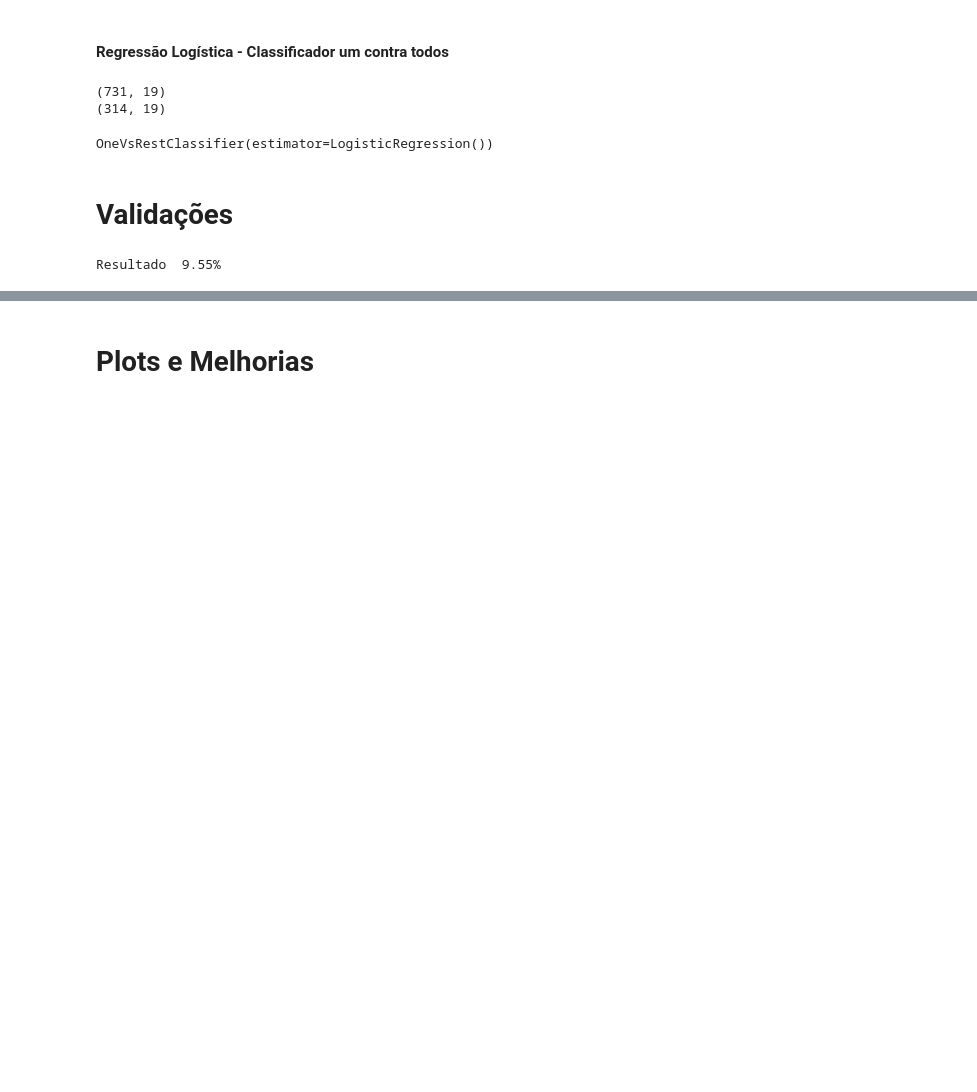
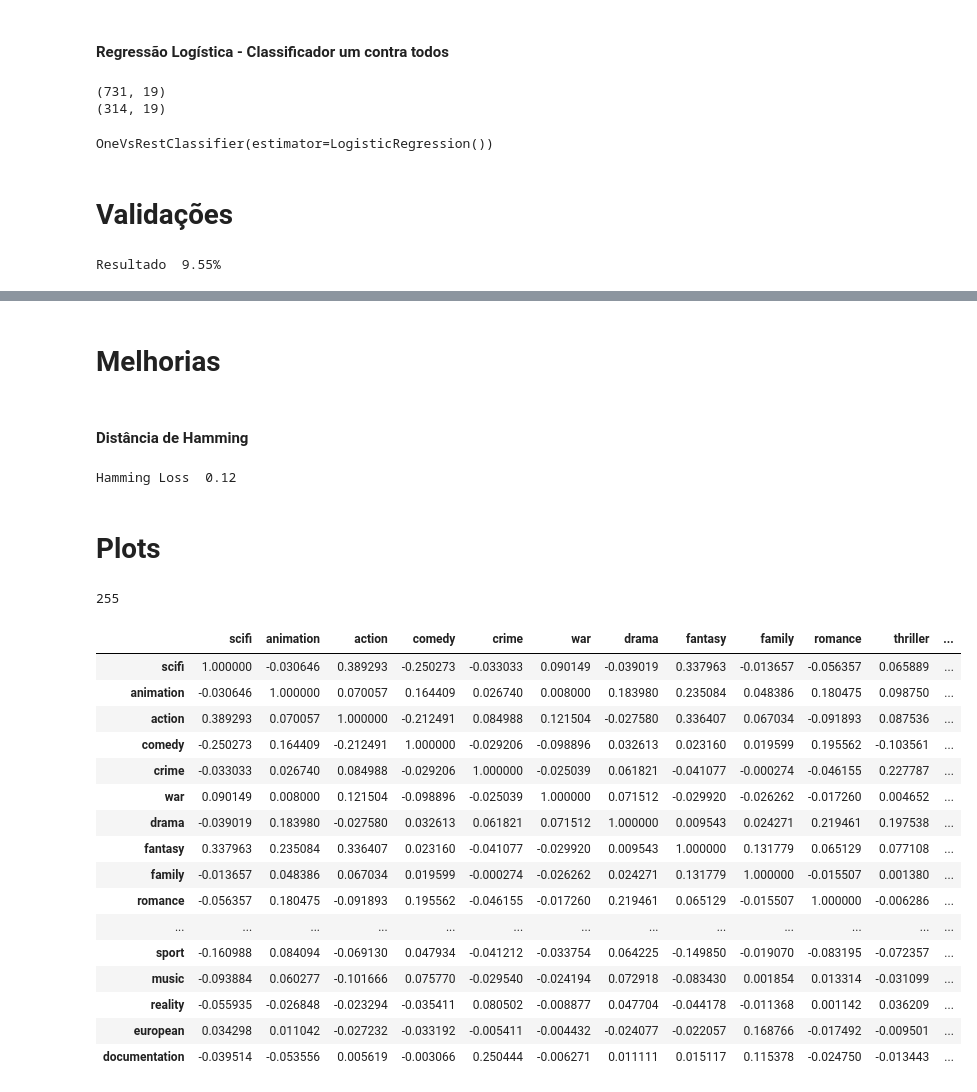
Before and after one commit to PauloSTDev/multi_label, a Jupyter notebook: Atividade G2.ipynb, the cells around one changed output, grey strips where cells are left out. Saved outputs shown, nothing was run; the diff lists cells and outputs as text; code cells hidden in the pictures; blank space fills up the shorter version.

Commit message:
Adiciona validação/melhoria Haming Loss

```diff
--- a/Atividade G2.ipynb
+++ b/Atividade G2.ipynb
@@ -261,2 +258,41 @@ Resultado  9.55%
 # %% [markdown]
-# Plots e Melhorias
+# Melhorias
+# %% [markdown]
+#### Distância de Hamming
+# %%
+from sklearn.metrics import hamming_loss
+
+previsao_onevsrest = classificador_onevsrest.predict(descricao_teste_tfidf)
+hamming_loss_onevsrest = hamming_loss(generos_teste_array, previsao_onevsrest)
+print("Hamming Loss {0: .2f}".format(hamming_loss_onevsrest))
+# %% [output]
+Hamming Loss  0.12
+# %% [markdown]
+# Plots
+# %%
+# Número de combinações de generos
+print(len(crunchyroll.todos_generos.unique()))
+# %% [output]
+255
+# %%
+apenas_generos = crunchyroll.drop(['generos', 'descricao', 'todos_generos'], axis = 1)
+
+apenas_generos.corr()
+# %% [output]
+|  | scifi | animation | action | comedy | crime | war | drama | fantasy | family | romance | thriller | ... |
+| scifi | 1.000000 | -0.030646 | 0.389293 | -0.250273 | -0.033033 | 0.090149 | -0.039019 | 0.337963 | -0.013657 | -0.056357 | 0.065889 | ... |
+| animation | -0.030646 | 1.000000 | 0.070057 | 0.164409 | 0.026740 | 0.008000 | 0.183980 | 0.235084 | 0.048386 | 0.180475 | 0.098750 | ... |
+| action | 0.389293 | 0.070057 | 1.000000 | -0.212491 | 0.084988 | 0.121504 | -0.027580 | 0.336407 | 0.067034 | -0.091893 | 0.087536 | ... |
+| comedy | -0.250273 | 0.164409 | -0.212491 | 1.000000 | -0.029206 | -0.098896 | 0.032613 | 0.023160 | 0.019599 | 0.195562 | -0.103561 | ... |
+| crime | -0.033033 | 0.026740 | 0.084988 | -0.029206 | 1.000000 | -0.025039 | 0.061821 | -0.041077 | -0.000274 | -0.046155 | 0.227787 | ... |
+| war | 0.090149 | 0.008000 | 0.121504 | -0.098896 | -0.025039 | 1.000000 | 0.071512 | -0.029920 | -0.026262 | -0.017260 | 0.004652 | ... |
+| drama | -0.039019 | 0.183980 | -0.027580 | 0.032613 | 0.061821 | 0.071512 | 1.000000 | 0.009543 | 0.024271 | 0.219461 | 0.197538 | ... |
+| fantasy | 0.337963 | 0.235084 | 0.336407 | 0.023160 | -0.041077 | -0.029920 | 0.009543 | 1.000000 | 0.131779 | 0.065129 | 0.077108 | ... |
+| family | -0.013657 | 0.048386 | 0.067034 | 0.019599 | -0.000274 | -0.026262 | 0.024271 | 0.131779 | 1.000000 | -0.015507 | 0.001380 | ... |
+| romance | -0.056357 | 0.180475 | -0.091893 | 0.195562 | -0.046155 | -0.017260 | 0.219461 | 0.065129 | -0.015507 | 1.000000 | -0.006286 | ... |
+| ... | ... | ... | ... | ... | ... | ... | ... | ... | ... | ... | ... | ... |
+| sport | -0.160988 | 0.084094 | -0.069130 | 0.047934 | -0.041212 | -0.033754 | 0.064225 | -0.149850 | -0.019070 | -0.083195 | -0.072357 | ... |
+| music | -0.093884 | 0.060277 | -0.101666 | 0.075770 | -0.029540 | -0.024194 | 0.072918 | -0.083430 | 0.001854 | 0.013314 | -0.031099 | ... |
+| reality | -0.055935 | -0.026848 | -0.023294 | -0.035411 | 0.080502 | -0.008877 | 0.047704 | -0.044178 | -0.011368 | 0.001142 | 0.036209 | ... |
+| european | 0.034298 | 0.011042 | -0.027232 | -0.033192 | -0.005411 | -0.004432 | -0.024077 | -0.022057 | 0.168766 | -0.017492 | -0.009501 | ... |
+| documentation | -0.039514 | -0.053556 | 0.005619 | -0.003066 | 0.250444 | -0.006271 | 0.011111 | 0.015117 | 0.115378 | -0.024750 | -0.013443 | ... |
```
Also changed, not shown: parts of 3 cells of this notebook.
